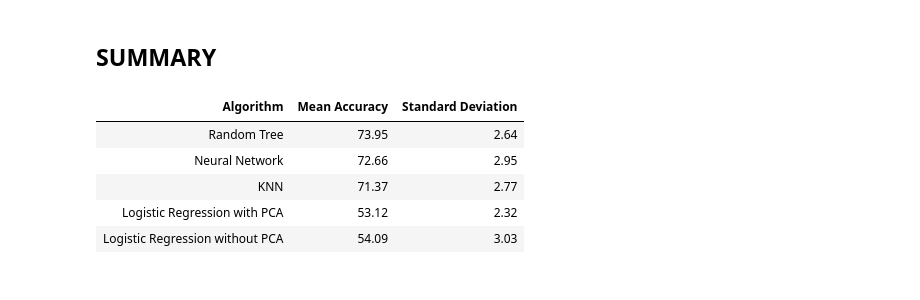
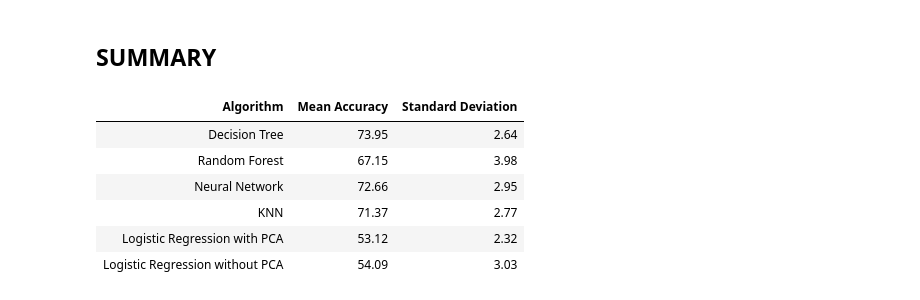
Before and after one commit to eldooriomar/PHBS_MLF_2018, a Jupyter notebook: Automotive Accident Severity.ipynb, the cells around one changed output. Saved outputs shown, nothing was run; the diff lists cells and outputs as text; code cells hidden in the pictures.

Commit message:
random forest

```diff
--- a/Automotive Accident Severity.ipynb
+++ b/Automotive Accident Severity.ipynb
@@ -340,0 +344,17 @@ Image('tree.png', width=1000)
+# %%
+#converting column values
+y_forest=np.where(y=='Slight',0,np.where(y=='Serious',1,2))
+y_forest=pd.DataFrame(data = y_forest, columns = ['Casualty Severity'])
+# %%
+#defining the model
+forest = RandomForestRegressor(n_estimators=1000, criterion='mse', random_state=1, n_jobs=-1)
+forest.fit(X, y_forest)
+y_pred=tree.predict(X)
+
+#evaluation procedure
+kfold = KFold(n_splits=10, shuffle=True, random_state=seed)
+
+#cross validation
+score1 = cross_val_score(forest, X, y_forest, cv=kfold)
+print("mean accuracy %.2f%% (standard deviation %.2f%%)" % (score1.mean()*100, score1.std()*100))
+#The results are summarized as both the mean and standard deviation of the model accuracy on the dataset.
@@ -487,15 +509,17 @@ display(HTML(tabulate.tabulate(table, headers=list(X_4), tablefmt='html')))
 # %% [markdown]
 ## SUMMARY
 # %%
-table = [["Random Tree",round(score.mean()*100,2),round(score.std()*100,2)],
+table = [["Decision Tree",round(score.mean()*100,2),round(score.std()*100,2)],
+         ["Random Forest",round(score1.mean()*100,2),round(score1.std()*100,2)],
          ["Neural Network",round(results.mean()*100,2),round(results.std()*100,2)],
          ["KNN",round(results3.mean()*100,2) , round(results3.std()*100,2)],
          ["Logistic Regression with PCA", round(results1.mean()*100,2) , round(results1.std()*100,2)],
          ["Logistic Regression without PCA", round(results2.mean()*100,2) , round(results2.std()*100,2)]]
 display(HTML(tabulate.tabulate(table, headers=["Algorithm","Mean Accuracy", "Standard Deviation"], tablefmt='html')))
 # %% [output]
 | Algorithm | Mean Accuracy | Standard Deviation |
-| Random Tree | 73.95 | 2.64 |
+| Decision Tree | 73.95 | 2.64 |
+| Random Forest | 67.15 | 3.98 |
 | Neural Network | 72.66 | 2.95 |
 | KNN | 71.37 | 2.77 |
 | Logistic Regression with PCA | 53.12 | 2.32 |
```
Also changed, not shown: parts of 9 cells of this notebook, 1 other file.
